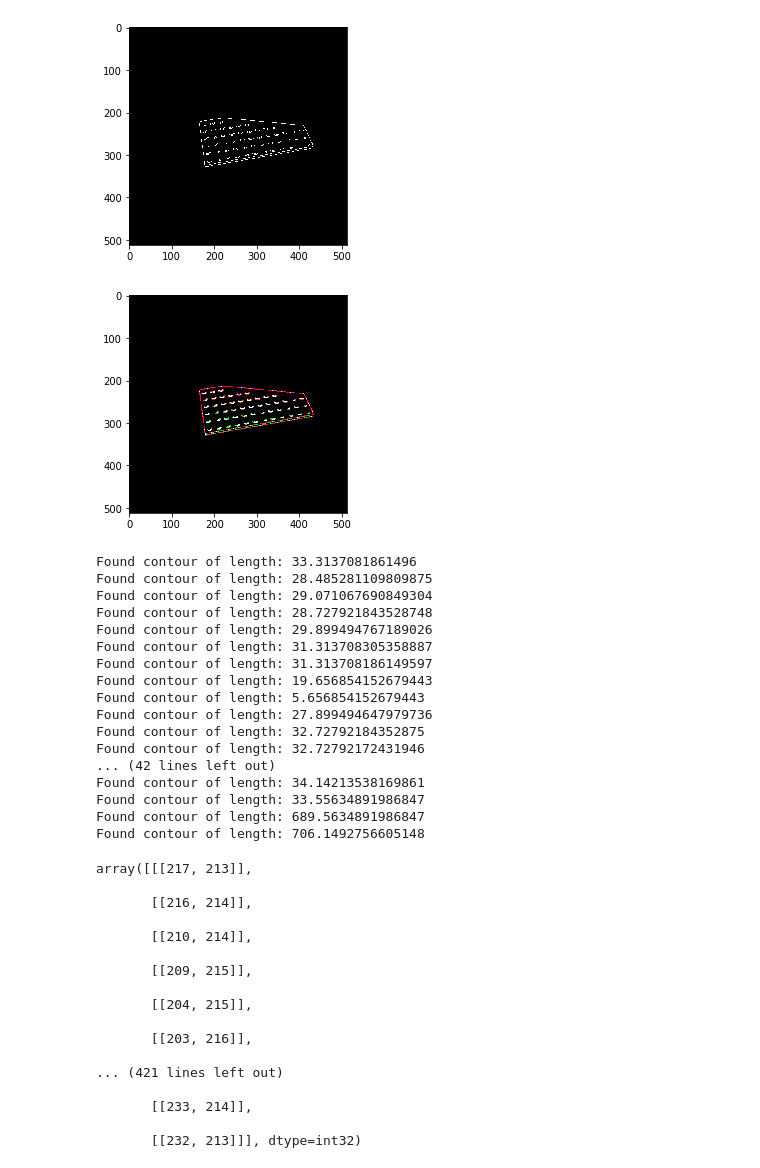
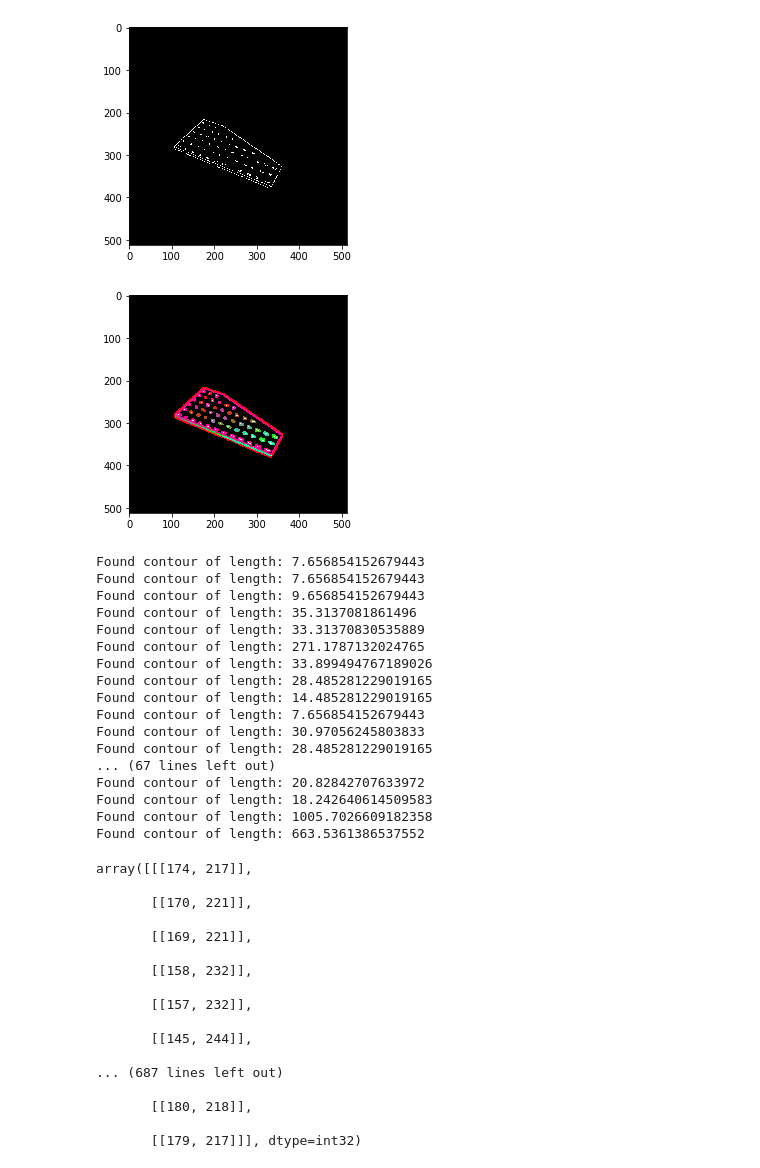
Before and after one commit to WHSnyder/Brickthrough, a Jupyter notebook: posenotebook.ipynb, the cells around one changed output. Drawn from its saved outputs; the diff is of its cells as text; code cells hidden in the pictures.

```diff
--- a/posenotebook.ipynb
+++ b/posenotebook.ipynb
@@ -9,7 +9,7 @@ import math
 
 
 img0 = cv2.imread('wing2.png',0)
-img = cv2.imread('/Users/will/projects/legoproj/data_oneofeach/studs_oneofeach/4_studs_a.png')
+img = cv2.imread('/Users/will/projects/legoproj/data_oneofeach/studs_oneofeach/2_studs_a.png')
 
 gray = cv2.cvtColor(img,cv2.COLOR_BGR2GRAY)
 gray = cv2.bilateralFilter(gray, 11, 17, 17)
@@ -25,7 +25,7 @@ plt.imshow(edged,cmap='gray')
 plt.show()
 
 kernel = np.ones((2,2), np.uint8)
-edged = cv2.dilate(edged, kernel, iterations=1)
+edged = cv2.dilate(edged, kernel, iterations=2)
 
 
 cv2.imshow('Dilated', edged)
@@ -36,65 +36,65 @@ if cv2.waitKey(0) & 0xff == 27:
 
 contours, hierarchy = cv2.findContours(edged, cv2.RETR_LIST, cv2.CHAIN_APPROX_SIMPLE)
 # %% [output]
-[figure, old version]
+[figure, new version]
 # %%
 img1 = cv2.cvtColor(edged,cv2.COLOR_GRAY2RGB)
 
 num = len(contours)
 
 for i in range(num):
     one = math.floor(i/num * 255)
     other = 255 - one
     b = 150 if i % 2 else 20
-    cv2.drawContours(img1, contours, i, (one, other, b), 1)
+    cv2.drawContours(img1, contours, i, (one, other, b), 2)
 
 
 plt.imshow(img1)
 plt.show()
 
 for contour in contours:
     perimeter = cv2.arcLength(contour,True)
     print("Found contour of length: " + str(perimeter))
 # %% [output]
-[figure, old version]
+[figure, new version]
-Found contour of length: 33.3137081861496
-Found contour of length: 28.485281109809875
-Found contour of length: 29.071067690849304
-Found contour of length: 28.727921843528748
-Found contour of length: 29.899494767189026
-Found contour of length: 31.313708305358887
-Found contour of length: 31.313708186149597
-Found contour of length: 19.656854152679443
-Found contour of length: 5.656854152679443
-Found contour of length: 27.899494647979736
-Found contour of length: 32.72792184352875
-Found contour of length: 32.72792172431946
-... (42 lines left out)
-Found contour of length: 34.14213538169861
-Found contour of length: 33.55634891986847
-Found contour of length: 689.5634891986847
-Found contour of length: 706.1492756605148
+Found contour of length: 7.656854152679443
+Found contour of length: 7.656854152679443
+Found contour of length: 9.656854152679443
+Found contour of length: 35.3137081861496
+Found contour of length: 33.31370830535889
+Found contour of length: 271.1787132024765
+Found contour of length: 33.899494767189026
+Found contour of length: 28.485281229019165
+Found contour of length: 14.485281229019165
+Found contour of length: 7.656854152679443
+Found contour of length: 30.97056245803833
+Found contour of length: 28.485281229019165
+... (67 lines left out)
+Found contour of length: 20.82842707633972
+Found contour of length: 18.242640614509583
+Found contour of length: 1005.7026609182358
+Found contour of length: 663.5361386537552
 # %%
 t = contours[-1]
 # %%
 t
 # %% [output]
-array([[[217, 213]],
+array([[[174, 217]],
 
-       [[216, 214]],
+       [[170, 221]],
 
-       [[210, 214]],
+       [[169, 221]],
 
-       [[209, 215]],
+       [[158, 232]],
 
-       [[204, 215]],
+       [[157, 232]],
 
-       [[203, 216]],
+       [[145, 244]],
 
-... (421 lines left out)
+... (687 lines left out)
 
-       [[233, 214]],
+       [[180, 218]],
 
-       [[232, 213]]], dtype=int32)
+       [[179, 217]]], dtype=int32)
 # %%
 approx = cv2.approxPolyDP(t,0.01*cv2.arcLength(t,True),True)
```
Also changed, not shown: parts of 7 cells of this notebook, 1 other file.
